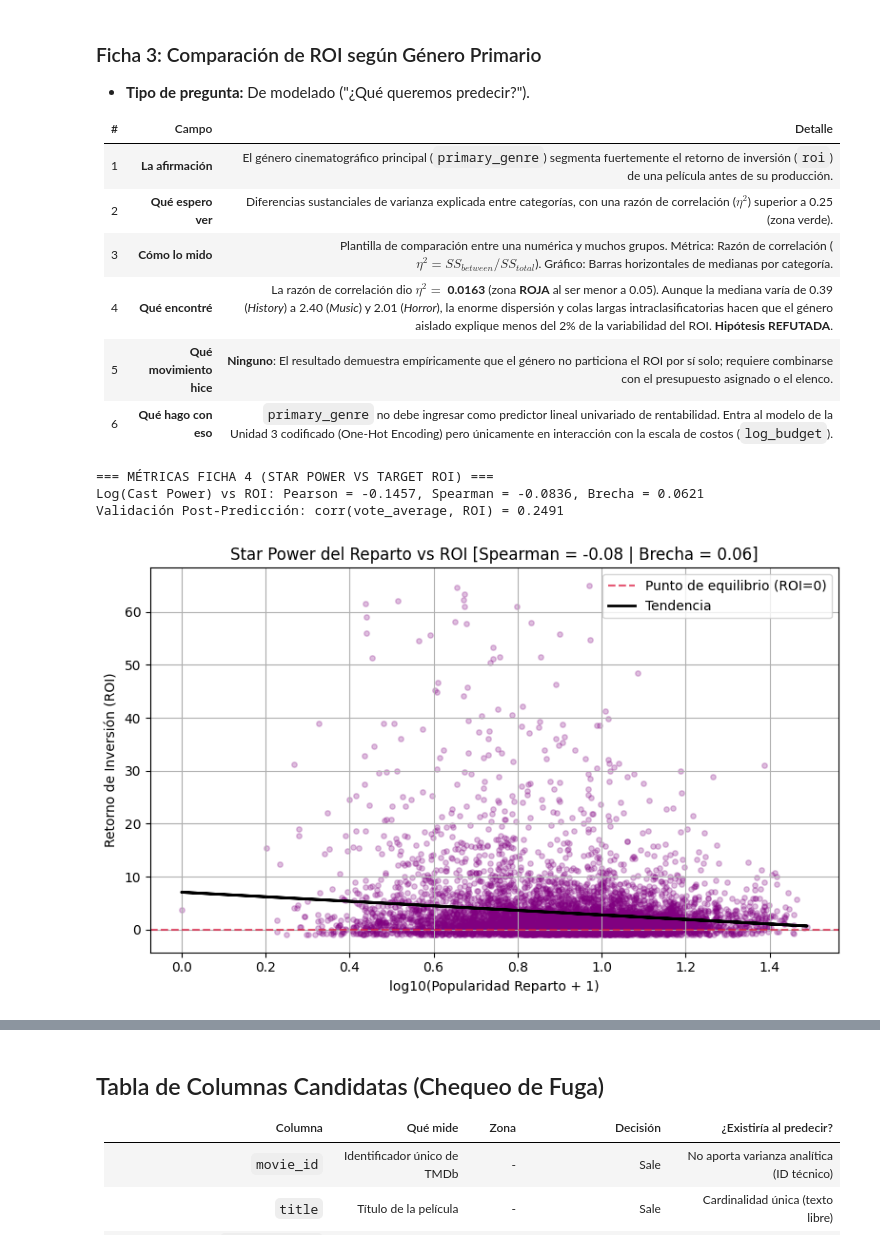
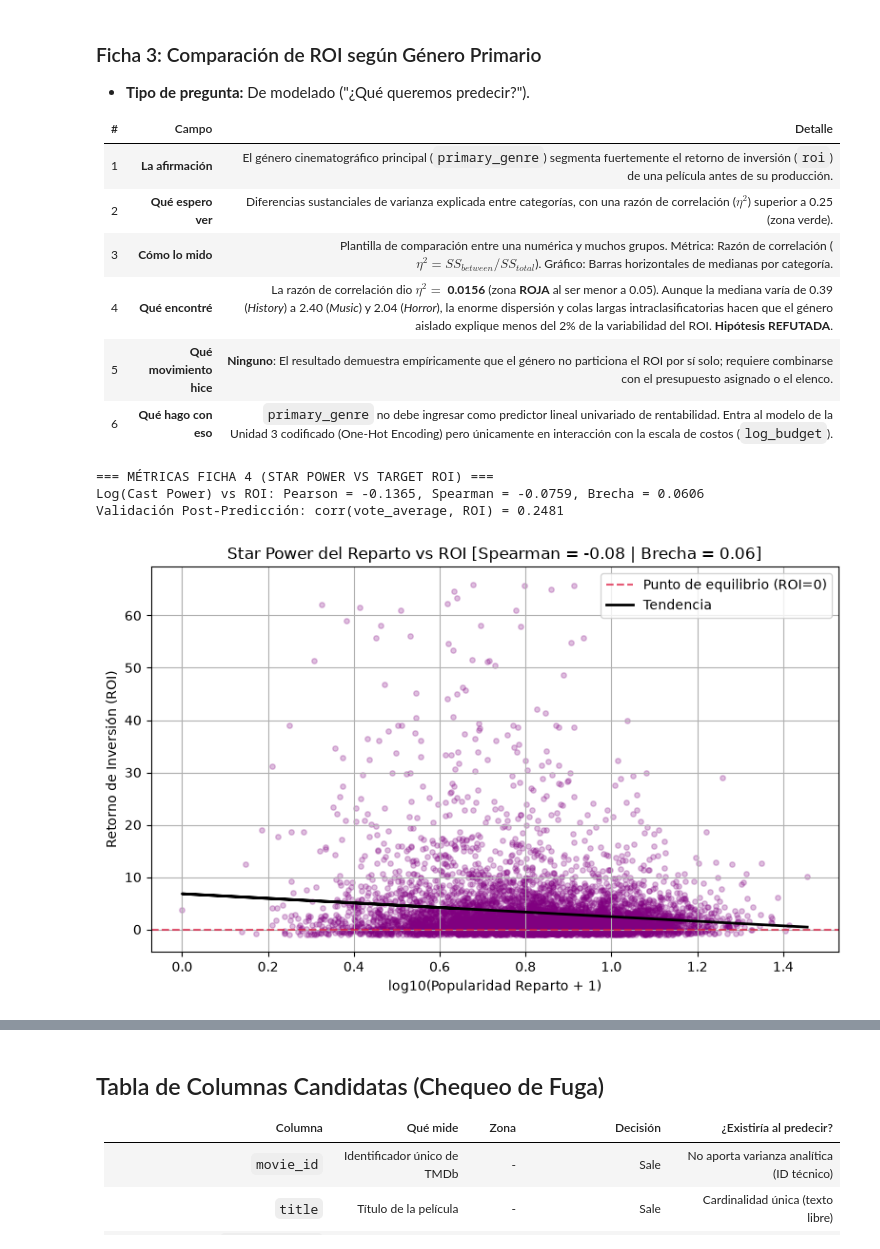
Before and after one commit to AlejoCarobolante/CienciaDatos-Integrador-Peliculon, a Jupyter notebook: presentacion2.ipynb, the cells around one changed output, grey strips where cells are left out. Drawn from its saved outputs; the diff is of its cells as text; code cells hidden in the pictures.

```diff
--- a/presentacion2.ipynb
+++ b/presentacion2.ipynb
@@ -211,7 +211,7 @@ Science Fiction  214 2.138250 0.850029
 | 1 | **La afirmación** | El género cinematográfico principal (`primary_genre`) segmenta fuertemente el retorno de inversión (`roi`) de una película antes de su producción. |
 | 2 | **Qué espero ver** | Diferencias sustanciales de varianza explicada entre categorías, con una razón de correlación ($\eta^2$) superior a 0.25 (zona verde). |
 | 3 | **Cómo lo mido** | Plantilla de comparación entre una numérica y muchos grupos. Métrica: Razón de correlación ($\eta^2 = SS_{between} / SS_{total}$). Gráfico: Barras horizontales de medianas por categoría. |
-| 4 | **Qué encontré** | La razón de correlación dio $\eta^2 =$ **0.0163** (zona **ROJA** al ser menor a 0.05). Aunque la mediana varía de 0.39 (*History*) a 2.40 (*Music*) y 2.01 (*Horror*), la enorme dispersión y colas largas intraclasificatorias hacen que el género aislado explique menos del 2% de la variabilidad del ROI. **Hipótesis REFUTADA**. |
+| 4 | **Qué encontré** | La razón de correlación dio $\eta^2 =$ **0.0156** (zona **ROJA** al ser menor a 0.05). Aunque la mediana varía de 0.39 (*History*) a 2.40 (*Music*) y 2.04 (*Horror*), la enorme dispersión y colas largas intraclasificatorias hacen que el género aislado explique menos del 2% de la variabilidad del ROI. **Hipótesis REFUTADA**. |
 | 5 | **Qué movimiento hice** | **Ninguno**: El resultado demuestra empíricamente que el género no particiona el ROI por sí solo; requiere combinarse con el presupuesto asignado o el elenco. |
 | 6 | **Qué hago con eso** | `primary_genre` no debe ingresar como predictor lineal univariado de rentabilidad. Entra al modelo de la Unidad 3 codificado (One-Hot Encoding) pero únicamente en interacción con la escala de costos (`log_budget`). |
 # %%
@@ -220,7 +220,7 @@ import pandas as pd
 import matplotlib.pyplot as plt
 
 # 1. Carga autocontenida
-CSV_PATH = "include/output/movies_2026-09-21.csv"
+CSV_PATH = "include/frozen/ultimo_ok.csv"
 df = pd.read_csv(CSV_PATH)
 
 # 2. Subconjunto financiero y cálculo de ROI
@@ -235,34 +235,34 @@ df_roi_clean = df_fin[df_fin["roi"] <= q99_roi].copy()
 
 # 3. Métricas de asociación: Star Power vs Target (ROI)
 r_pearson_roi = df_roi_clean["log_cast_power"].corr(df_roi_clean["roi"])
 r_spearman_roi = df_roi_clean["log_cast_power"].corr(df_roi_clean["roi"], method="spearman")
 brecha_roi = abs(r_spearman_roi - r_pearson_roi)
 
 # Métrica complementaria frente a variables post-estreno (Validación)
 r_votes_roi = df_roi_clean["vote_average"].corr(df_roi_clean["roi"])
 
 print("=== MÉTRICAS FICHA 4 (STAR POWER VS TARGET ROI) ===")
 print(f"Log(Cast Power) vs ROI: Pearson = {r_pearson_roi:.4f}, Spearman = {r_spearman_roi:.4f}, Brecha = {brecha_roi:.4f}")
 print(f"Validación Post-Predicción: corr(vote_average, ROI) = {r_votes_roi:.4f}")
 
 # 4. Gráfico: Scatter plot Star Power vs ROI
 fig, ax = plt.subplots(figsize=(8, 5))
 ax.scatter(df_roi_clean["log_cast_power"], df_roi_clean["roi"], alpha=0.25, color="purple", s=15)
 ax.axhline(0, color="crimson", linestyle="--", alpha=0.7, label="Punto de equilibrio (ROI=0)")
 
 # Línea de tendencia
 m, b = np.polyfit(df_roi_clean["log_cast_power"], df_roi_clean["roi"], 1)
 ax.plot(df_roi_clean["log_cast_power"], m * df_roi_clean["log_cast_power"] + b, color="black", linewidth=2, label="Tendencia")
 
 ax.set_title(f"Star Power del Reparto vs ROI [Spearman = {r_spearman_roi:.2f} | Brecha = {brecha_roi:.2f}]")
 ax.set_xlabel("log10(Popularidad Reparto + 1)")
 ax.set_ylabel("Retorno de Inversión (ROI)")
 ax.legend()
 plt.tight_layout()
 plt.show()
 # %% [output]
 === MÉTRICAS FICHA 4 (STAR POWER VS TARGET ROI) ===
-Log(Cast Power) vs ROI: Pearson = -0.1457, Spearman = -0.0836, Brecha = 0.0621
-Validación Post-Predicción: corr(vote_average, ROI) = 0.2491
+Log(Cast Power) vs ROI: Pearson = -0.1365, Spearman = -0.0759, Brecha = 0.0606
+Validación Post-Predicción: corr(vote_average, ROI) = 0.2481
-[figure, old version]
+[figure, new version]
 # %% [markdown]
```
Also changed, not shown: parts of 8 cells of this notebook, 1 other file.
